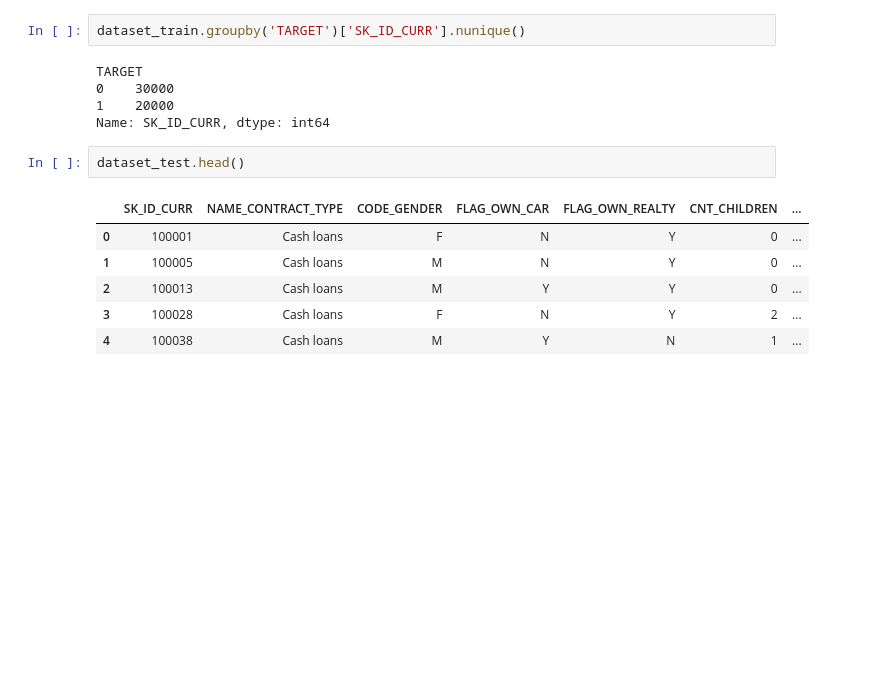
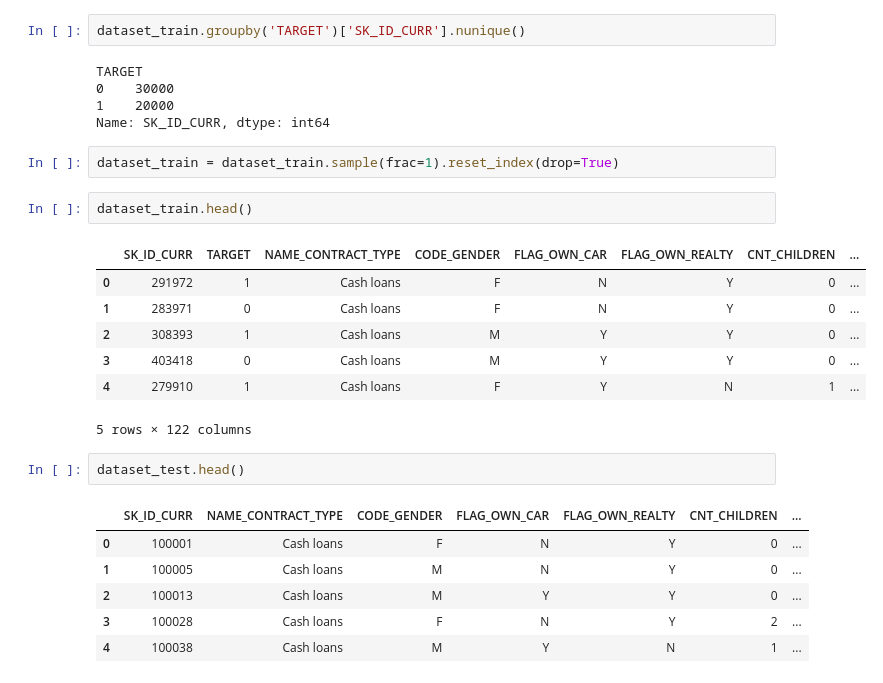
Before and after one commit to shashvat-kedia/Credit-Default-Risk-Prediction, a Jupyter notebook: CreditDefaultRiskPrediction.ipynb, the cells around one changed output. Drawn from its saved outputs; the diff is of its cells as text; blank space fills up the shorter version.

```diff
--- a/CreditDefaultRiskPrediction.ipynb
+++ b/CreditDefaultRiskPrediction.ipynb
@@ -62,6 +62,18 @@ TARGET
 0    30000
 1    20000
 Name: SK_ID_CURR, dtype: int64
+# %%
+dataset_train = dataset_train.sample(frac=1).reset_index(drop=True)
+# %%
+dataset_train.head()
+# %% [output]
+|  | SK_ID_CURR | TARGET | NAME_CONTRACT_TYPE | CODE_GENDER | FLAG_OWN_CAR | FLAG_OWN_REALTY | CNT_CHILDREN | ... |
+| 0 | 291972 | 1 | Cash loans | F | N | Y | 0 | ... |
+| 1 | 283971 | 0 | Cash loans | F | N | Y | 0 | ... |
+| 2 | 308393 | 1 | Cash loans | M | Y | Y | 0 | ... |
+| 3 | 403418 | 0 | Cash loans | M | Y | Y | 0 | ... |
+| 4 | 279910 | 1 | Cash loans | F | Y | N | 1 | ... |
+5 rows × 122 columns
 # %%
 dataset_test.head()
 # %% [output]
```
Also changed, not shown: parts of 10 cells of this notebook.
